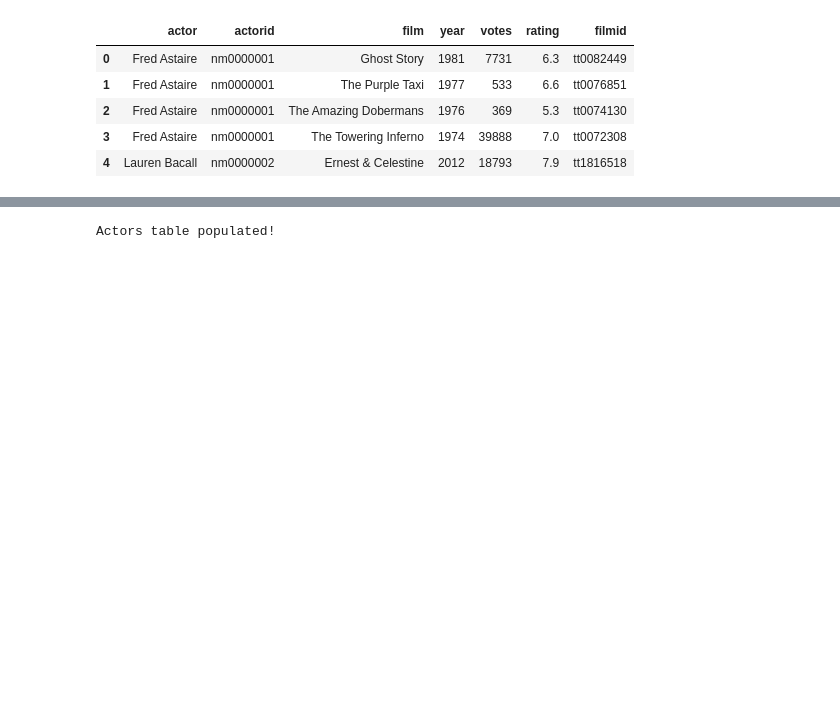
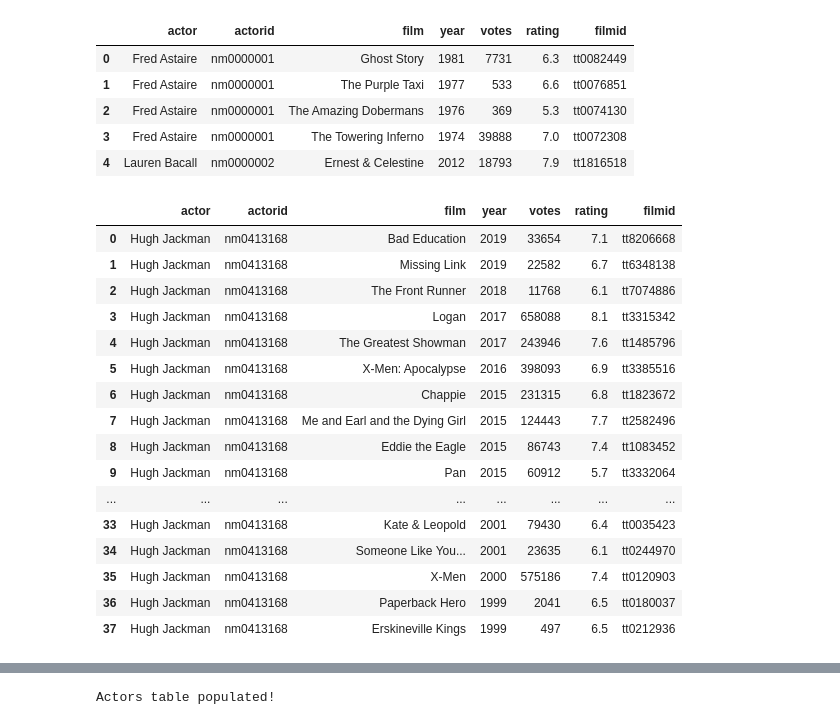
Before and after one commit to rj-pal/advanced-sql-techniques, a Jupyter notebook: postgres.ipynb, the cells around one changed output, grey strips where cells are left out. Cells and saved outputs as stored; diff of their text form; code cells hidden in the pictures; blank space fills up the shorter version.

```diff
--- a/postgres.ipynb
+++ b/postgres.ipynb
@@ -15,15 +23,18 @@ print(f"Loaded {len(df)} rows from CSV.")
 Loaded 169770 rows from CSV.
 # %%
 def query_sql(sql_engine, sql_statement):
+     """Executes standard sql query with sql alchemy engine and sql command"""
      return pd.read_sql_query(sql_statement, sql_engine)
 
 def execute_sql(sql_engine, sql_statement):
+    """Executes sql action with sql alchemy engine and sql command"""
     with sql_engine.connect() as conn:
         result = conn.execute(text(sql_statement))
         if conn.commit():
             print("Executions Succesful")
 
 def inspect_database(sql_engine):
+    """Inspects and prints active table names"""
     database_inspector = inspect(sql_engine)
     tables = database_inspector.get_table_names()
     print("Tables in the database:", tables)
@@ -88,6 +99,26 @@ result
 | 2 | Fred Astaire | nm0000001 | The Amazing Dobermans | 1976 | 369 | 5.3 | tt0074130 |
 | 3 | Fred Astaire | nm0000001 | The Towering Inferno | 1974 | 39888 | 7.0 | tt0072308 |
 | 4 | Lauren Bacall | nm0000002 | Ernest & Celestine | 2012 | 18793 | 7.9 | tt1816518 |
+# %%
+query_sql(engine, "SELECT * FROM actor_films WHERE actor = 'Hugh Jackman';")
+# %% [output]
+|  | actor | actorid | film | year | votes | rating | filmid |
+| 0 | Hugh Jackman | nm0413168 | Bad Education | 2019 | 33654 | 7.1 | tt8206668 |
+| 1 | Hugh Jackman | nm0413168 | Missing Link | 2019 | 22582 | 6.7 | tt6348138 |
+| 2 | Hugh Jackman | nm0413168 | The Front Runner | 2018 | 11768 | 6.1 | tt7074886 |
+| 3 | Hugh Jackman | nm0413168 | Logan | 2017 | 658088 | 8.1 | tt3315342 |
+| 4 | Hugh Jackman | nm0413168 | The Greatest Showman | 2017 | 243946 | 7.6 | tt1485796 |
+| 5 | Hugh Jackman | nm0413168 | X-Men: Apocalypse | 2016 | 398093 | 6.9 | tt3385516 |
+| 6 | Hugh Jackman | nm0413168 | Chappie | 2015 | 231315 | 6.8 | tt1823672 |
+| 7 | Hugh Jackman | nm0413168 | Me and Earl and the Dying Girl | 2015 | 124443 | 7.7 | tt2582496 |
+| 8 | Hugh Jackman | nm0413168 | Eddie the Eagle | 2015 | 86743 | 7.4 | tt1083452 |
+| 9 | Hugh Jackman | nm0413168 | Pan | 2015 | 60912 | 5.7 | tt3332064 |
+| ... | ... | ... | ... | ... | ... | ... | ... |
+| 33 | Hugh Jackman | nm0413168 | Kate & Leopold | 2001 | 79430 | 6.4 | tt0035423 |
+| 34 | Hugh Jackman | nm0413168 | Someone Like You... | 2001 | 23635 | 6.1 | tt0244970 |
+| 35 | Hugh Jackman | nm0413168 | X-Men | 2000 | 575186 | 7.4 | tt0120903 |
+| 36 | Hugh Jackman | nm0413168 | Paperback Hero | 1999 | 2041 | 6.5 | tt0180037 |
+| 37 | Hugh Jackman | nm0413168 | Erskineville Kings | 1999 | 497 | 6.5 | tt0212936 |
 # %%
 create_sql = """
 CREATE TYPE quality_class AS ENUM ('star', 'good', 'average', 'bad');
```
Also changed, not shown: parts of 13 cells of this notebook, 1 other file.
